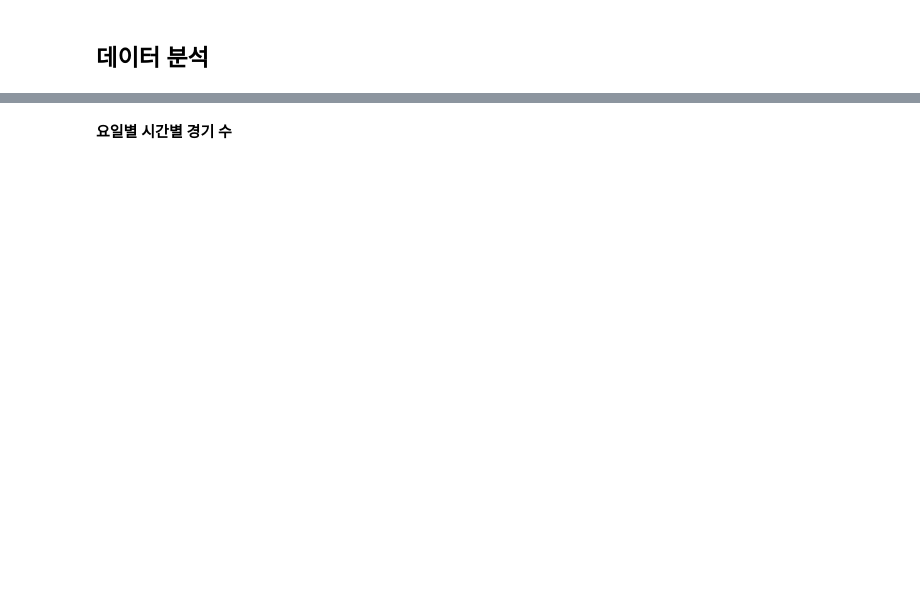
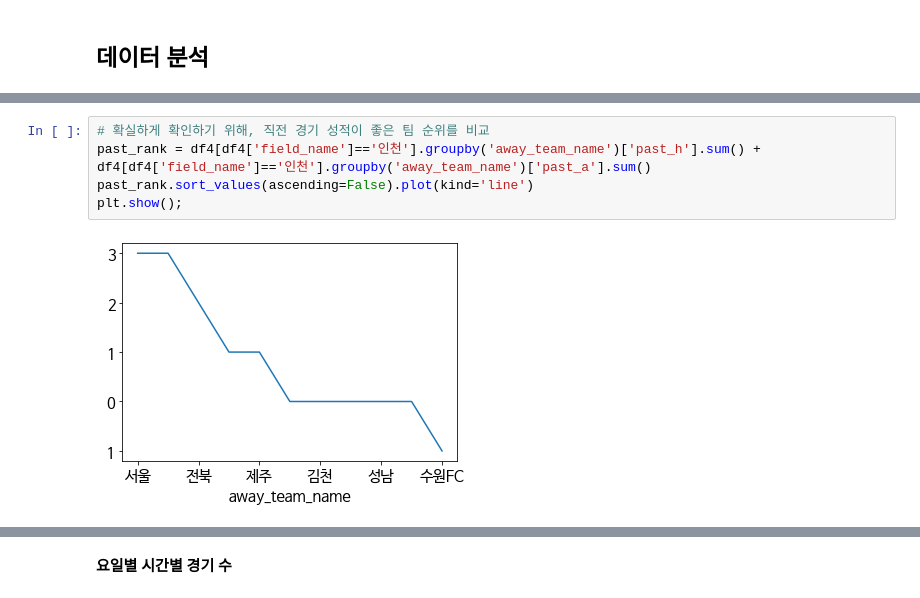
Before and after one commit to ev1025/K-league_Ticketing, a Jupyter notebook: 예매수요예측.ipynb, the cells around one changed output, grey strips where cells are left out. Drawn from its saved outputs; the diff is of its cells as text; blank space fills up the shorter version.

```diff
--- a/예매수요예측.ipynb
+++ b/예매수요예측.ipynb
@@ -182,0 +385,7 @@ df4['yoil'] = df4['yoil'].replace({'월':0,'화':1,'수':2,'목':3,'금':4,'토'
+# %%
+# 확실하게 확인하기 위해, 직전 경기 성적이 좋은 팀 순위를 비교
+past_rank = df4[df4['field_name']=='인천'].groupby('away_team_name')['past_h'].sum() + df4[df4['field_name']=='인천'].groupby('away_team_name')['past_a'].sum()
+past_rank.sort_values(ascending=False).plot(kind='line')
+plt.show();
+# %% [output]
+[figure, added]
```
Also changed, not shown: parts of 48 cells of this notebook.
